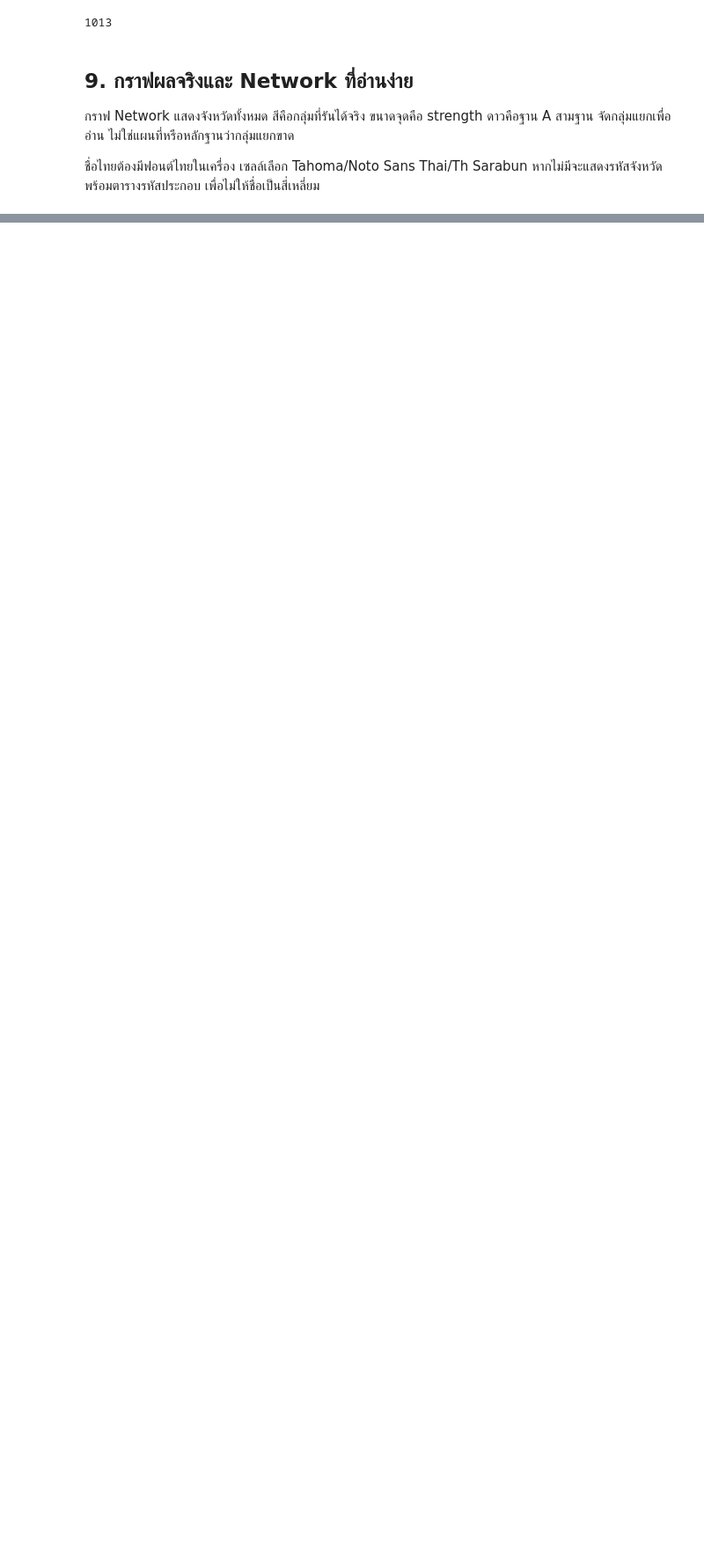
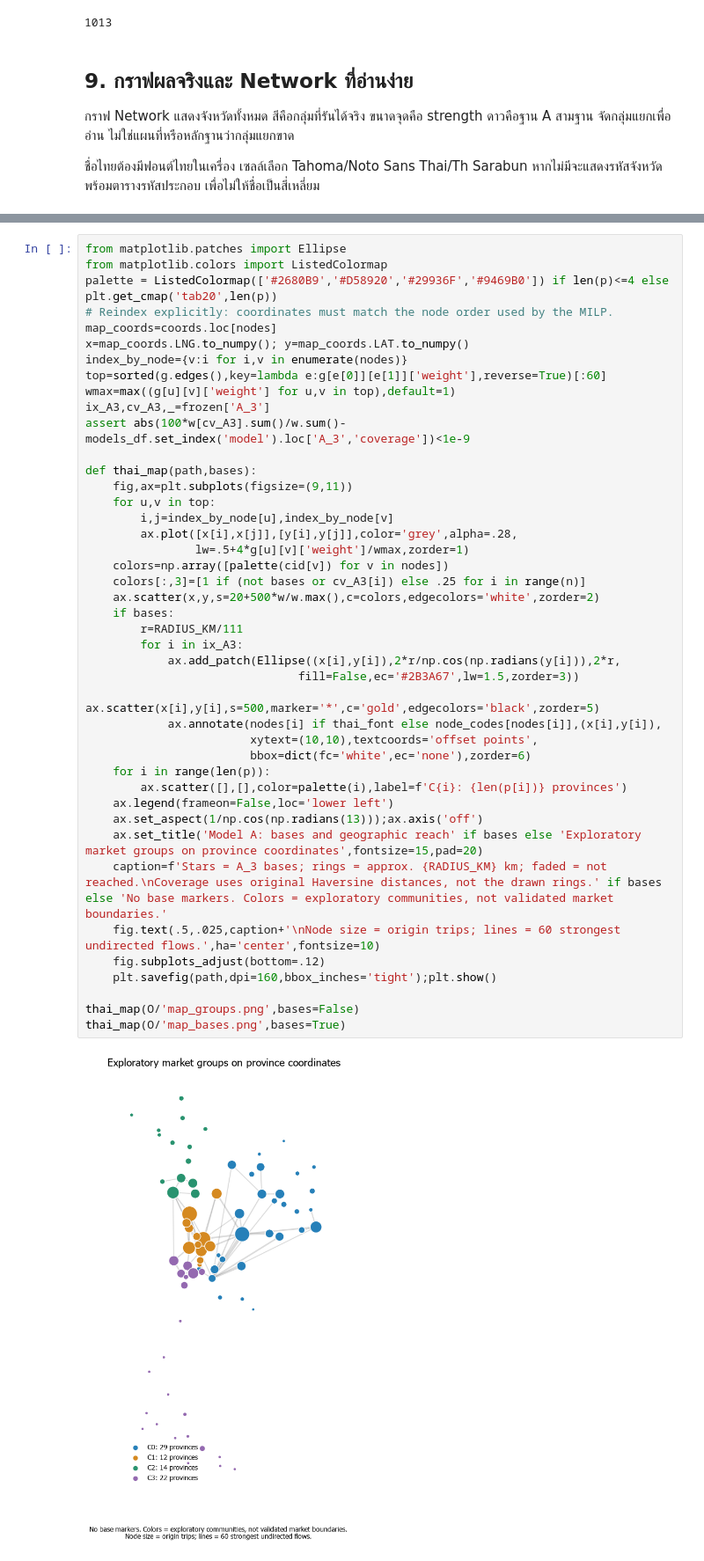
Before and after one commit to Pornphrom/MADT7202_capstone_freight, a Jupyter notebook: Freight_Capstone_TH.ipynb, the cells around one changed output, grey strips where cells are left out. Shown at 88% size. Cells and saved outputs as stored; diff of their text form; blank space fills up the shorter version.

Commit message:
Add geographic community and Model A radius plots with unchanged analysis results

```diff
--- a/Freight_Capstone_TH.ipynb
+++ b/Freight_Capstone_TH.ipynb
@@ -408,0 +419,45 @@ display(pd.DataFrame({'base':sorted(base_names),'code':[node_codes[v] for v in s
+# %%
+from matplotlib.patches import Ellipse
+from matplotlib.colors import ListedColormap
+palette = ListedColormap(['#2680B9','#D58920','#29936F','#9469B0']) if len(p)<=4 else plt.get_cmap('tab20',len(p))
+# Reindex explicitly: coordinates must match the node order used by the MILP.
+map_coords=coords.loc[nodes]
+x=map_coords.LNG.to_numpy(); y=map_coords.LAT.to_numpy()
+index_by_node={v:i for i,v in enumerate(nodes)}
+top=sorted(g.edges(),key=lambda e:g[e[0]][e[1]]['weight'],reverse=True)[:60]
+wmax=max((g[u][v]['weight'] for u,v in top),default=1)
+ix_A3,cv_A3,_=frozen['A_3']
+assert abs(100*w[cv_A3].sum()/w.sum()-models_df.set_index('model').loc['A_3','coverage'])<1e-9
+
+def thai_map(path,bases):
+    fig,ax=plt.subplots(figsize=(9,11))
+    for u,v in top:
+        i,j=index_by_node[u],index_by_node[v]
+        ax.plot([x[i],x[j]],[y[i],y[j]],color='grey',alpha=.28,
+                lw=.5+4*g[u][v]['weight']/wmax,zorder=1)
+    colors=np.array([palette(cid[v]) for v in nodes])
+    colors[:,3]=[1 if (not bases or cv_A3[i]) else .25 for i in range(n)]
+    ax.scatter(x,y,s=20+500*w/w.max(),c=colors,edgecolors='white',zorder=2)
+    if bases:
+        r=RADIUS_KM/111
+        for i in ix_A3:
+            ax.add_patch(Ellipse((x[i],y[i]),2*r/np.cos(np.radians(y[i])),2*r,
+                               fill=False,ec='#2B3A67',lw=1.5,zorder=3))
+            ax.scatter(x[i],y[i],s=500,marker='*',c='gold',edgecolors='black',zorder=5)
+            ax.annotate(nodes[i] if thai_font else node_codes[nodes[i]],(x[i],y[i]),
+                        xytext=(10,10),textcoords='offset points',
+                        bbox=dict(fc='white',ec='none'),zorder=6)
+    for i in range(len(p)):
+        ax.scatter([],[],color=palette(i),label=f'C{i}: {len(p[i])} provinces')
+    ax.legend(frameon=False,loc='lower left')
+    ax.set_aspect(1/np.cos(np.radians(13)));ax.axis('off')
+    ax.set_title('Model A: bases and geographic reach' if bases else 'Exploratory market groups on province coordinates',fontsize=15,pad=20)
+    caption=f'Stars = A_3 bases; rings = approx. {RADIUS_KM} km; faded = not reached.\nCoverage uses original Haversine distances, not the drawn rings.' if bases else 'No base markers. Colors = exploratory communities, not validated market boundaries.'
+    fig.text(.5,.025,caption+'\nNode size = origin trips; lines = 60 strongest undirected flows.',ha='center',fontsize=10)
+    fig.subplots_adjust(bottom=.12)
+    plt.savefig(path,dpi=160,bbox_inches='tight');plt.show()
+
+thai_map(O/'map_groups.png',bases=False)
+thai_map(O/'map_bases.png',bases=True)
+# %% [output]
+[figure, added]
```
Also changed, not shown: parts of 3 cells of this notebook.
